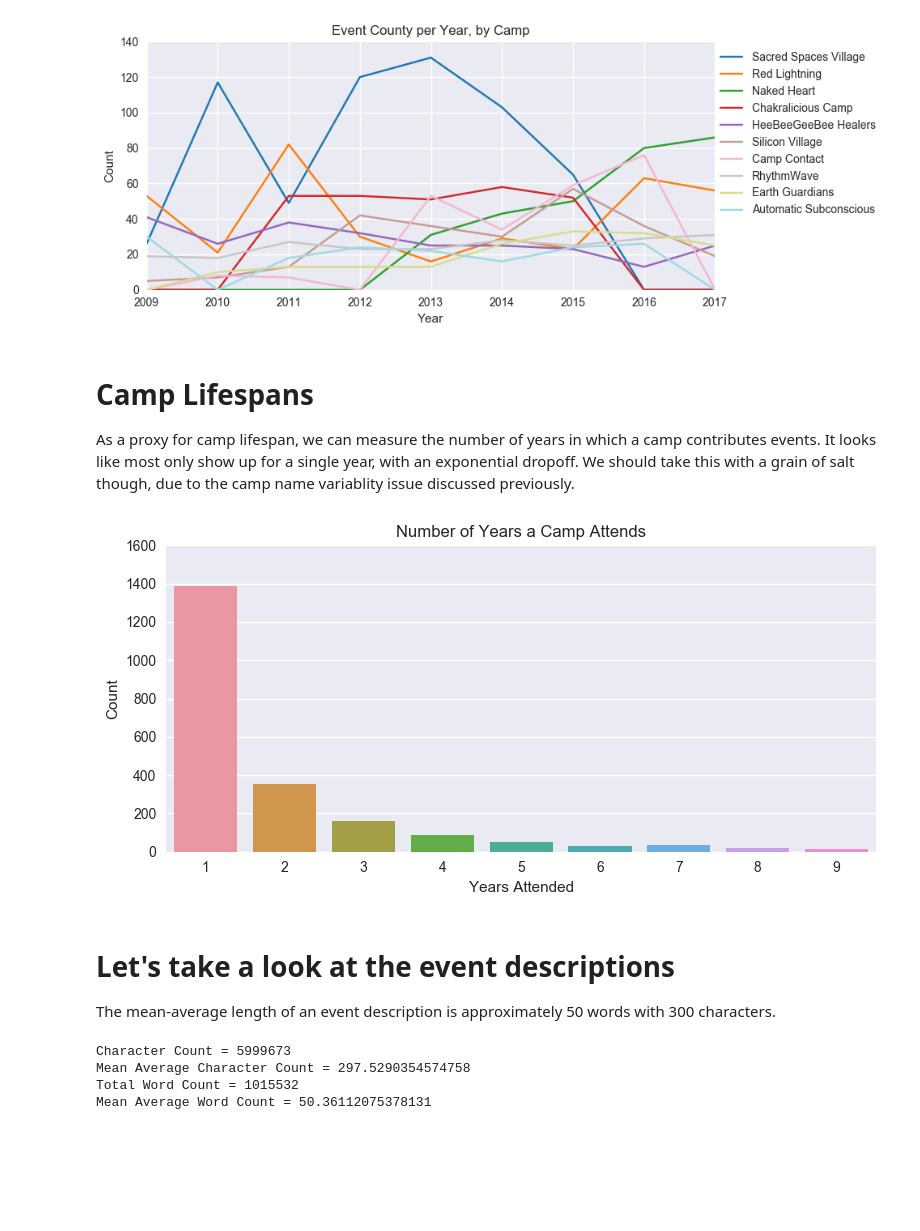
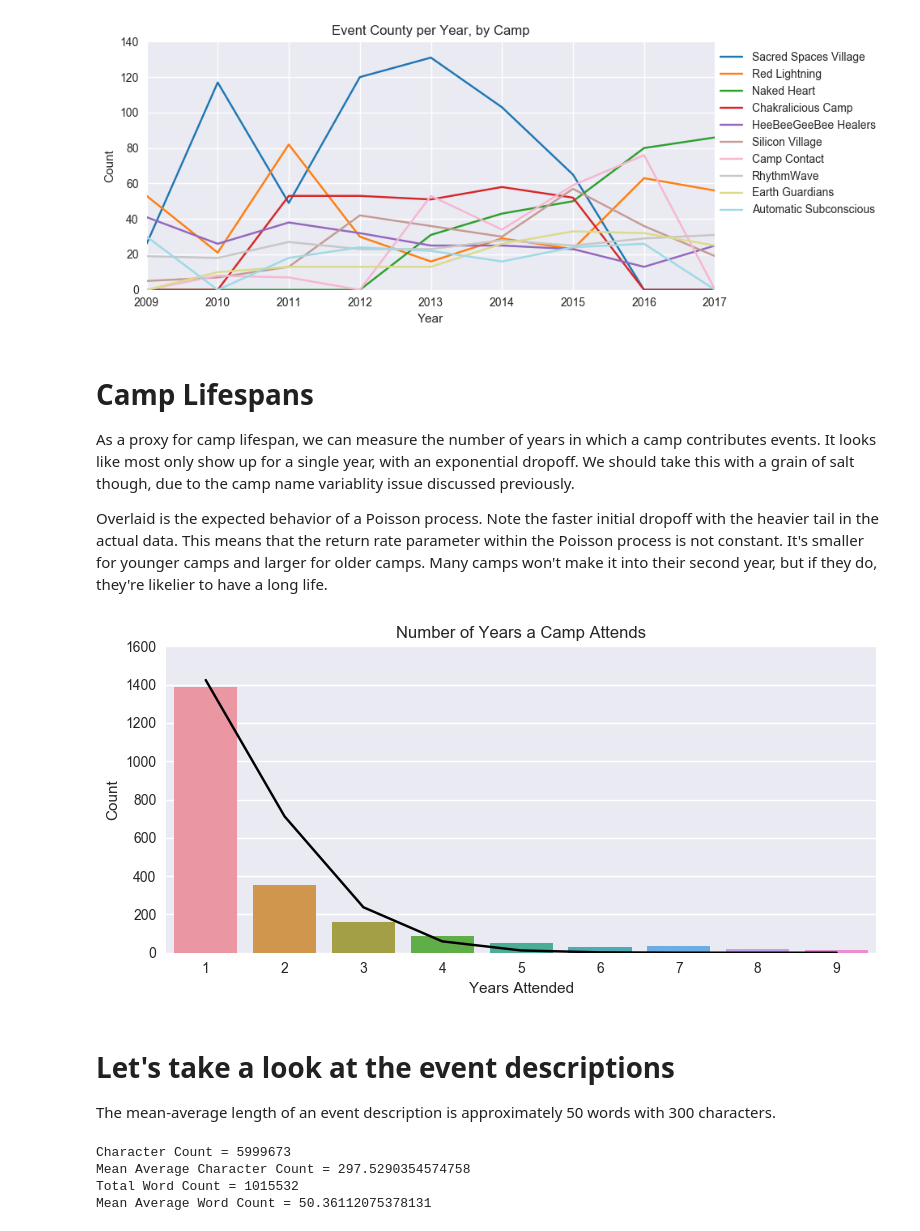
Before and after one commit to nikitabu/Playa_Events, a Jupyter notebook: Playa Events Analysis.ipynb, the cells around one changed output. Saved outputs shown, nothing was run; the diff lists cells and outputs as text; code cells hidden in the pictures; blank space fills up the shorter version.

```diff
--- a/Playa Events Analysis.ipynb
+++ b/Playa Events Analysis.ipynb
@@ -883,36 +919,42 @@ fig.tight_layout();
 # %% [output]
 [figure]
 # %% [markdown]
+<a id='camplifespan'></a>
 # Camp Lifespans
 
 As a proxy for camp lifespan, we can measure the number of years in which a camp contributes events. It looks like most only show up for a single year, with an exponential dropoff. We should take this with a grain of salt though, due to the camp name variablity issue discussed previously.
+
+Overlaid is the expected behavior of a Poisson process. Note the faster initial dropoff with the heavier tail in the actual data. This means that the return rate parameter within the Poisson process is not constant. It's smaller for younger camps and larger for older camps. Many camps won't make it into their second year, but if they do, they're likelier to have a long life.
 # %%
 camp_attendance = {}
 
 for year in df['Year'].unique():
     unique_camps = df[df['Year'] == year]['Hosted by Camp'].unique()
 
     for camp in unique_camps:
         if camp in camp_attendance.keys():
             camp_attendance[camp] += 1
         else:
             camp_attendance[camp] = 1
+
+fig = plt.figure(figsize=(8, 4), dpi=100);
+
+axes1 = fig.add_subplot(111);
+
+sns.countplot([*camp_attendance.values()], ax=axes1)
+
+axes1.plot(np.arange(9), (stats.poisson.pmf(np.arange(10), mu=1)*np.array([*camp_attendance.values()]).sum())[1:], 'black')
+
+axes1.set_ylim(0, 1600);
+axes1.set_xlabel('Years Attended');
+axes1.set_ylabel('Count');
+axes1.set_title('Number of Years a Camp Attends');
+
+fig.tight_layout()
+# %% [output]
+[figure, added]
-# %%
-fig = plt.figure(figsize=(8, 4), dpi=100);
-
-axes1 = fig.add_subplot(111);
-
-sns.countplot([*camp_attendance.values()], ax=axes1)
-
-axes1.set_ylim(0, 1600);
-axes1.set_xlabel('Years Attended');
-axes1.set_ylabel('Count');
-axes1.set_title('Number of Years a Camp Attends');
-
-fig.tight_layout()
-# %% [output]
-[figure, removed]
 # %% [markdown]
+<a id='eventdescriptions'></a>
 # Let's take a look at the event descriptions
 
 The mean-average length of an event description is approximately 50 words with 300 characters.
```
Also changed, not shown: parts of 18 cells of this notebook.
